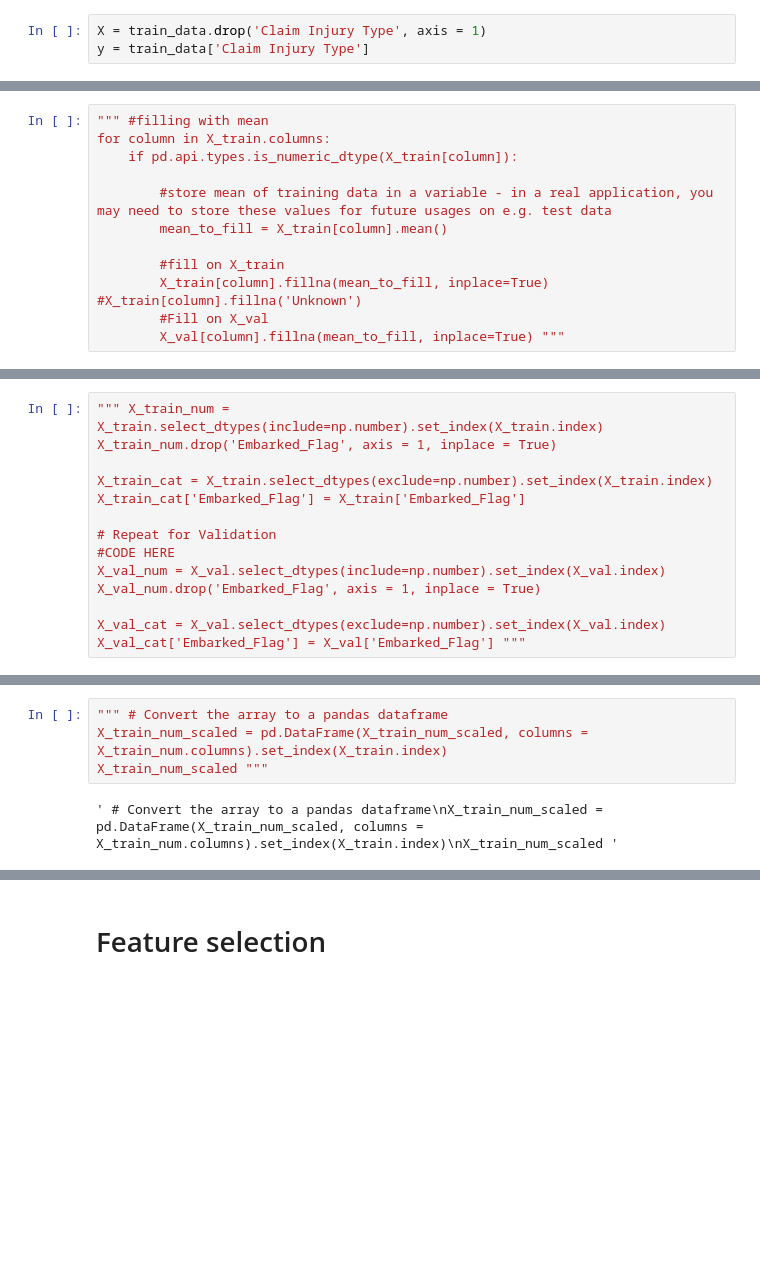
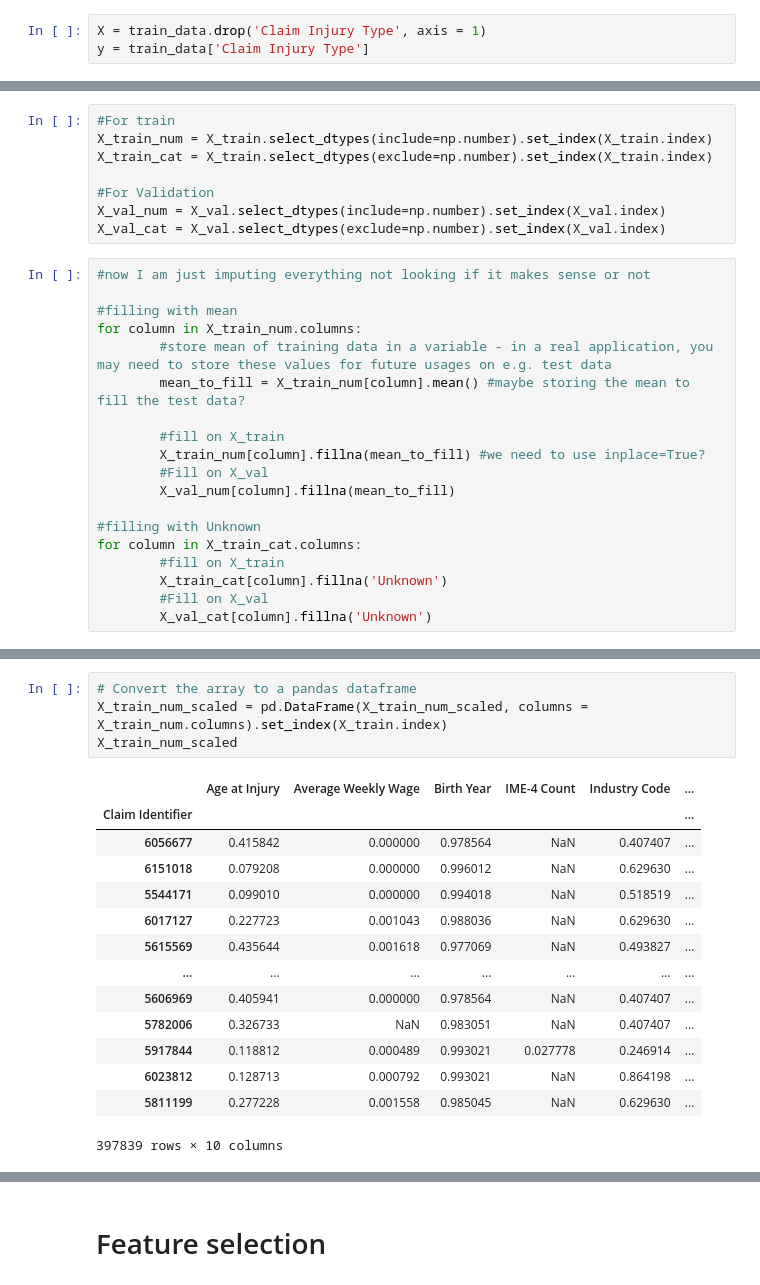
Before and after one commit to RLopes2327/Group17_ML2425, a Jupyter notebook: RL-notebook.ipynb, the cells around one changed output, grey strips where cells are left out. Saved outputs shown, nothing was run; the diff lists cells and outputs as text; blank space fills up the shorter version.

Commit message:
start using a model
did clean and pre process the data, scaling and implement a model for my numerical data that has been scaled

```diff
--- a/RL-notebook.ipynb
+++ b/RL-notebook.ipynb
@@ -186,12 +200,27 @@ X_train, X_validation,y_train, y_validation = train_test_split(X,y,
+# %%
+#For train
+X_train_num = X_train.select_dtypes(include=np.number).set_index(X_train.index)
+X_train_cat = X_train.select_dtypes(exclude=np.number).set_index(X_train.index)
+
+#For Validation
+X_val_num = X_val.select_dtypes(include=np.number).set_index(X_val.index)
+X_val_cat = X_val.select_dtypes(exclude=np.number).set_index(X_val.index)
 # %%
-""" #filling with mean
-for column in X_train.columns:
-    if pd.api.types.is_numeric_dtype(X_train[column]):
+#now I am just imputing everything not looking if it makes sense or not
 
+#filling with mean
+for column in X_train_num.columns:
         #store mean of training data in a variable - in a real application, you may need to store these values for future usages on e.g. test data
-        mean_to_fill = X_train[column].mean()
+        mean_to_fill = X_train_num[column].mean() #maybe storing the mean to fill the test data?
 
         #fill on X_train
-        X_train[column].fillna(mean_to_fill, inplace=True) #X_train[column].fillna('Unknown')
+        X_train_num[column].fillna(mean_to_fill) #we need to use inplace=True?
         #Fill on X_val
-        X_val[column].fillna(mean_to_fill, inplace=True) """
+        X_val_num[column].fillna(mean_to_fill)
+
+#filling with Unknown
+for column in X_train_cat.columns:
+        #fill on X_train
+        X_train_cat[column].fillna('Unknown')
+        #Fill on X_val
+        X_val_cat[column].fillna('Unknown')
@@ -200,14 +226,0 @@ for column in X_train.columns:
-# %%
-""" X_train_num = X_train.select_dtypes(include=np.number).set_index(X_train.index)
-X_train_num.drop('Embarked_Flag', axis = 1, inplace = True)
-
-X_train_cat = X_train.select_dtypes(exclude=np.number).set_index(X_train.index)
-X_train_cat['Embarked_Flag'] = X_train['Embarked_Flag']
-
-# Repeat for Validation
-#CODE HERE
-X_val_num = X_val.select_dtypes(include=np.number).set_index(X_val.index)
-X_val_num.drop('Embarked_Flag', axis = 1, inplace = True)
-
-X_val_cat = X_val.select_dtypes(exclude=np.number).set_index(X_val.index)
-X_val_cat['Embarked_Flag'] = X_val['Embarked_Flag'] """
@@ -233,7 +253,20 @@ X_train_num_scaled """
 # %%
-""" # Convert the array to a pandas dataframe
+# Convert the array to a pandas dataframe
 X_train_num_scaled = pd.DataFrame(X_train_num_scaled, columns = X_train_num.columns).set_index(X_train.index)
-X_train_num_scaled """
+X_train_num_scaled
 # %% [output]
+|  | Age at Injury | Average Weekly Wage | Birth Year | IME-4 Count | Industry Code | ... |
+| Claim Identifier |  |  |  |  |  | ... |
+| 6056677 | 0.415842 | 0.000000 | 0.978564 | NaN | 0.407407 | ... |
+| 6151018 | 0.079208 | 0.000000 | 0.996012 | NaN | 0.629630 | ... |
+| 5544171 | 0.099010 | 0.000000 | 0.994018 | NaN | 0.518519 | ... |
+| 6017127 | 0.227723 | 0.001043 | 0.988036 | NaN | 0.629630 | ... |
+| 5615569 | 0.435644 | 0.001618 | 0.977069 | NaN | 0.493827 | ... |
+| ... | ... | ... | ... | ... | ... | ... |
+| 5606969 | 0.405941 | 0.000000 | 0.978564 | NaN | 0.407407 | ... |
+| 5782006 | 0.326733 | NaN | 0.983051 | NaN | 0.407407 | ... |
+| 5917844 | 0.118812 | 0.000489 | 0.993021 | 0.027778 | 0.246914 | ... |
+| 6023812 | 0.128713 | 0.000792 | 0.993021 | NaN | 0.864198 | ... |
+| 5811199 | 0.277228 | 0.001558 | 0.985045 | NaN | 0.629630 | ... |
-' # Convert the array to a pandas dataframe\nX_train_num_scaled = pd.DataFrame(X_train_num_scaled, columns = X_train_num.columns).set_index(X_train.index)\nX_train_num_scaled '
+397839 rows × 10 columns
 # %%
```
Also changed, not shown: parts of 16 cells of this notebook.
